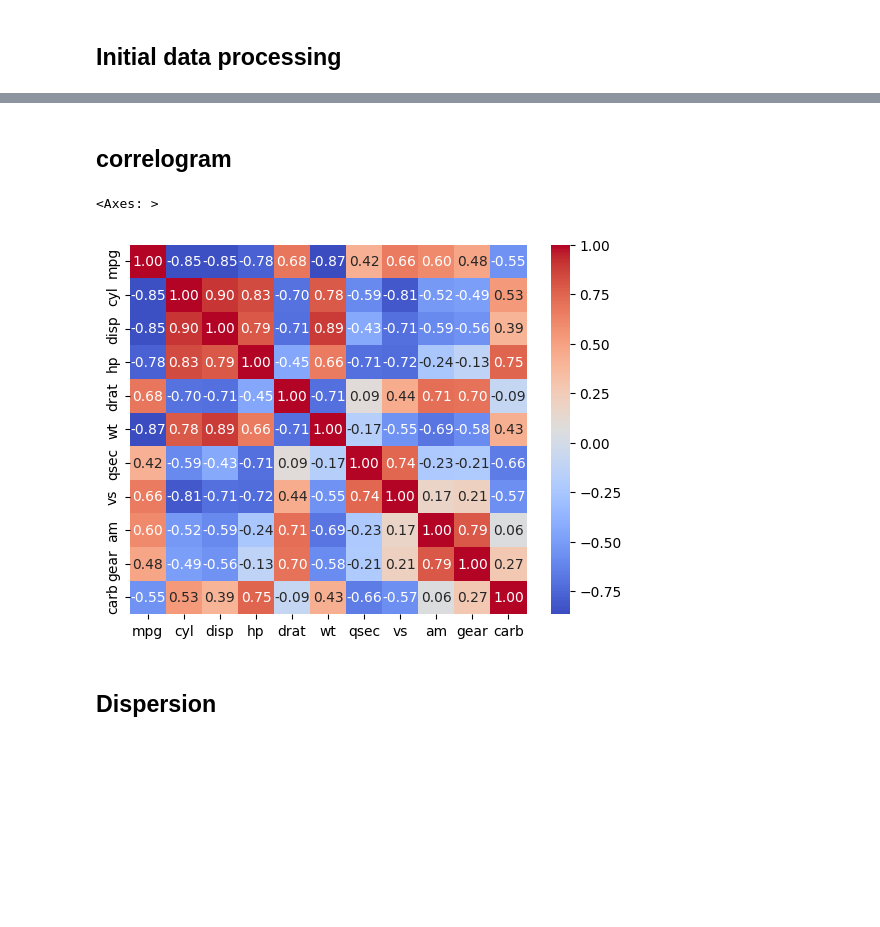
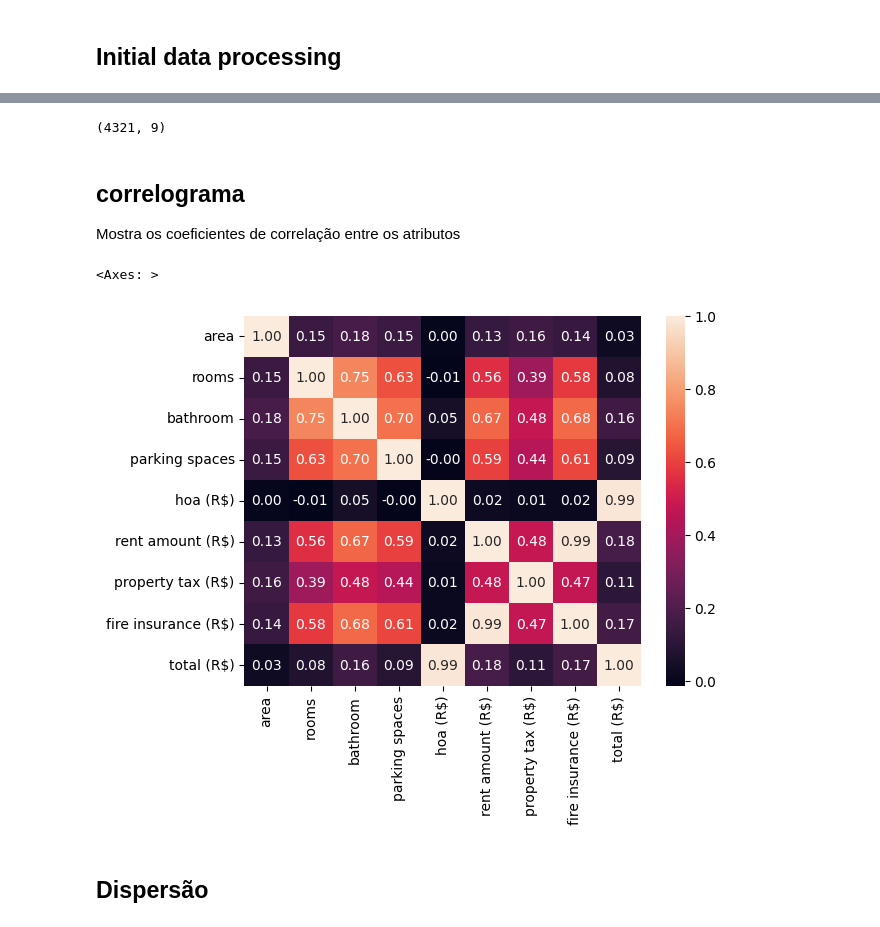
Before and after one commit to Eduarda-Donato/Machine_Learning, a Jupyter notebook: RegressãoLinear.ipynb, the cells around one changed output, grey strips where cells are left out. Cells and saved outputs as stored; diff of their text form; code cells hidden in the pictures; blank space fills up the shorter version.

```diff
--- a/RegressãoLinear.ipynb
+++ b/RegressãoLinear.ipynb
@@ -53,0 +81,10 @@ df.shape
+# %%
+df = df.dropna()
+# %%
+df.shape
+# %% [output]
+(4321, 9)
+# %% [markdown]
+## correlograma
+
+Mostra os coeficientes de correlação entre os atributos
@@ -54,10 +93,8 @@ df.shape
+# %%
+corr = df.corr()
+sns.heatmap(corr, annot = True, fmt='.2f')
+# %% [output]
+<Axes: >
+[figure, added]
 # %% [markdown]
-## correlogram
+## Dispersão
-# %%
-corr = df.corr()
-sns.heatmap(corr, cmap='coolwarm', annot = True, fmt='.2f')
-# %% [output]
-<Axes: >
-[figure, removed]
-# %% [markdown]
-## Dispersion
```
Also changed, not shown: parts of 13 cells of this notebook, 1 other file.
